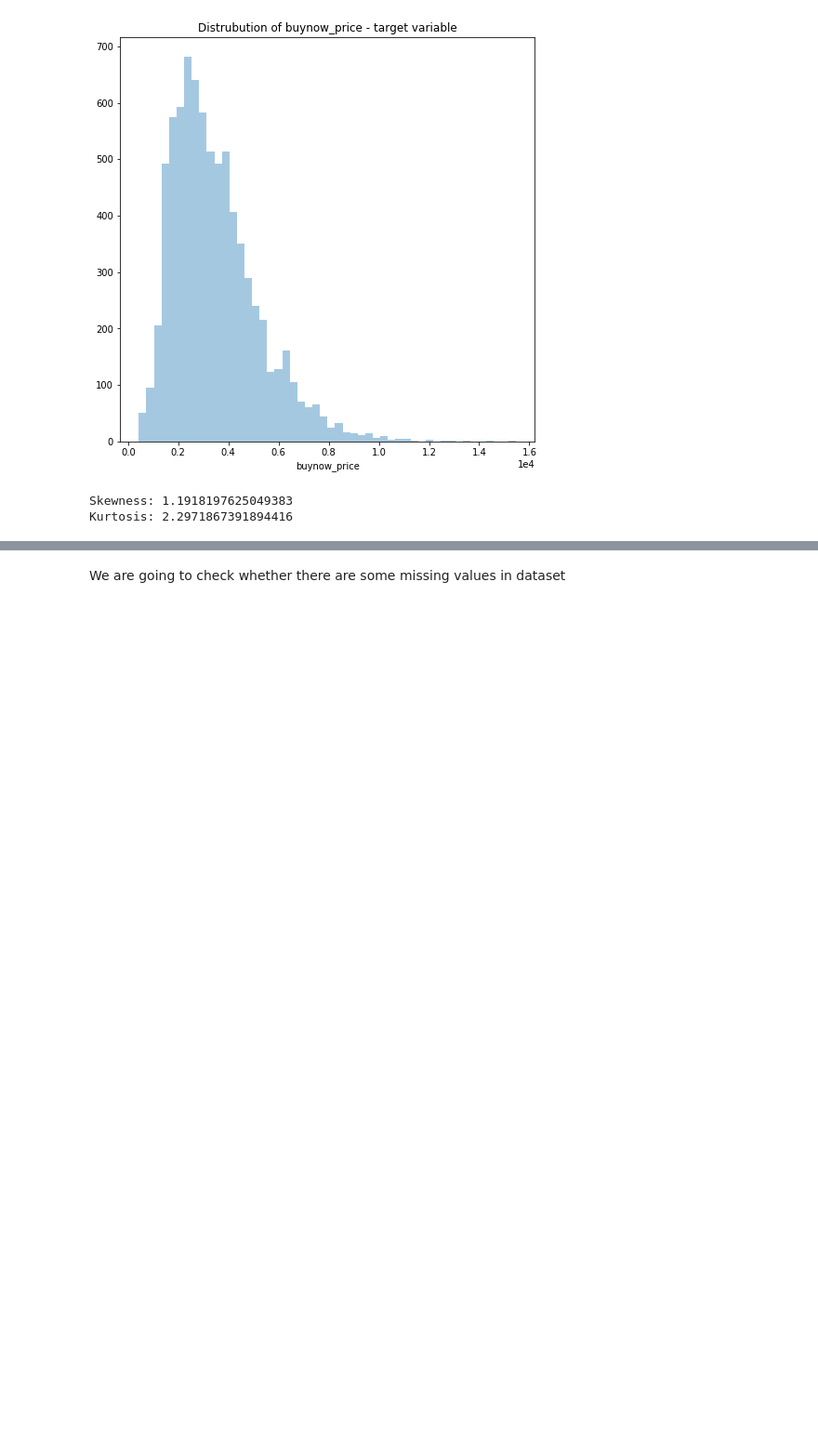
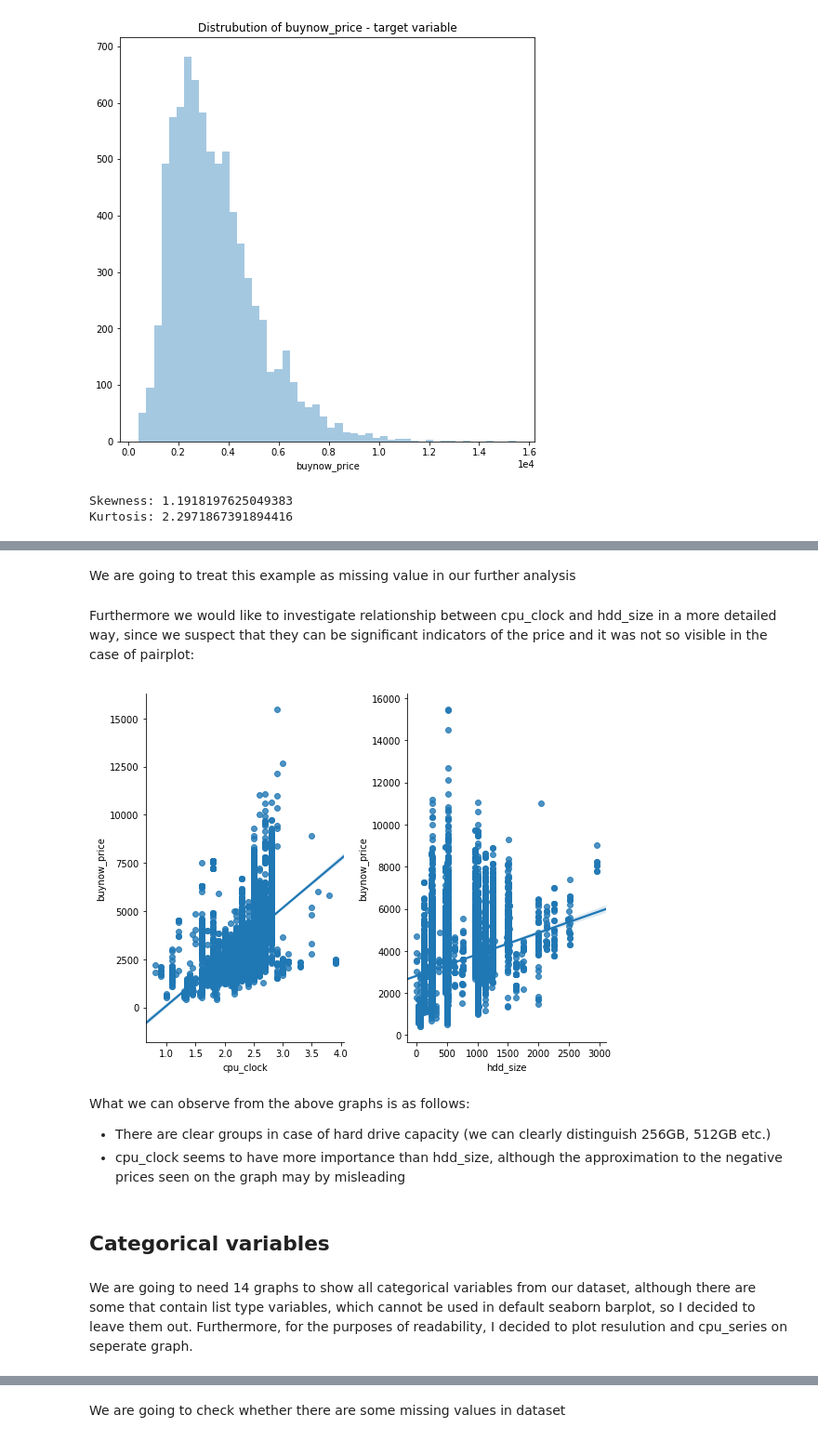
Before and after one commit to freefeynman123/laptop_price, a Jupyter notebook: allegro_task.ipynb, the cells around one changed output, grey strips where cells are left out. Shown at 93% size. Saved outputs shown, nothing was run; the diff lists cells and outputs as text; code cells hidden in the pictures; blank space fills up the shorter version.

```diff
--- a/allegro_task.ipynb
+++ b/allegro_task.ipynb
@@ -124,0 +204,2 @@ Kurtosis: 2.2971867391894416
+# %%
+dataset.loc[dataset.loc[:, 'hdd_size'] > 5e3, 'hdd_size'] = 1e3
@@ -124,0 +213,26 @@ Kurtosis: 2.2971867391894416
+# %% [markdown]
+We are going to treat this example as missing value in our further analysis
+# %%
+dataset.loc[dataset.loc[:, 'cpu_clock'] == 0, 'cpu_clock'] = None
+# %% [markdown]
+Furthermore we would like to investigate relationship between cpu_clock and hdd_size in a more detailed way, since we suspect that they can be significant indicators of the price and it was not so visible in the case of pairplot:
+# %%
+multipleplots(
+              data=dataset,
+              x=['cpu_clock', 'hdd_size'],
+              y='buynow_price',
+              nrows=1,
+              ncols=2,
+              figsize=(8, 6),
+              plot_type='regplot'
+)
+sns.despine()
+plt.tight_layout()
+# %% [output]
+[figure, added]
+# %% [markdown]
+What we can observe from the above graphs is as follows:
+* There are clear groups in case of hard drive capacity (we can clearly distinguish 256GB, 512GB etc.)
+* cpu_clock seems to have more importance than hdd_size, although the approximation to the negative prices seen on the graph may by misleading
+# %% [markdown]
+## Categorical variables
@@ -124,0 +242,2 @@ Kurtosis: 2.2971867391894416
+# %% [markdown]
+We are going to need 14 graphs to show all categorical variables from our dataset, although there are some that contain list type variables, which cannot be used in default seaborn barplot, so I decided to leave them out. Furthermore, for the purposes of readability, I decided to plot resulution and cpu_series on seperate graph.
```
Also changed, not shown: parts of 26 cells of this notebook, 1 other file.
